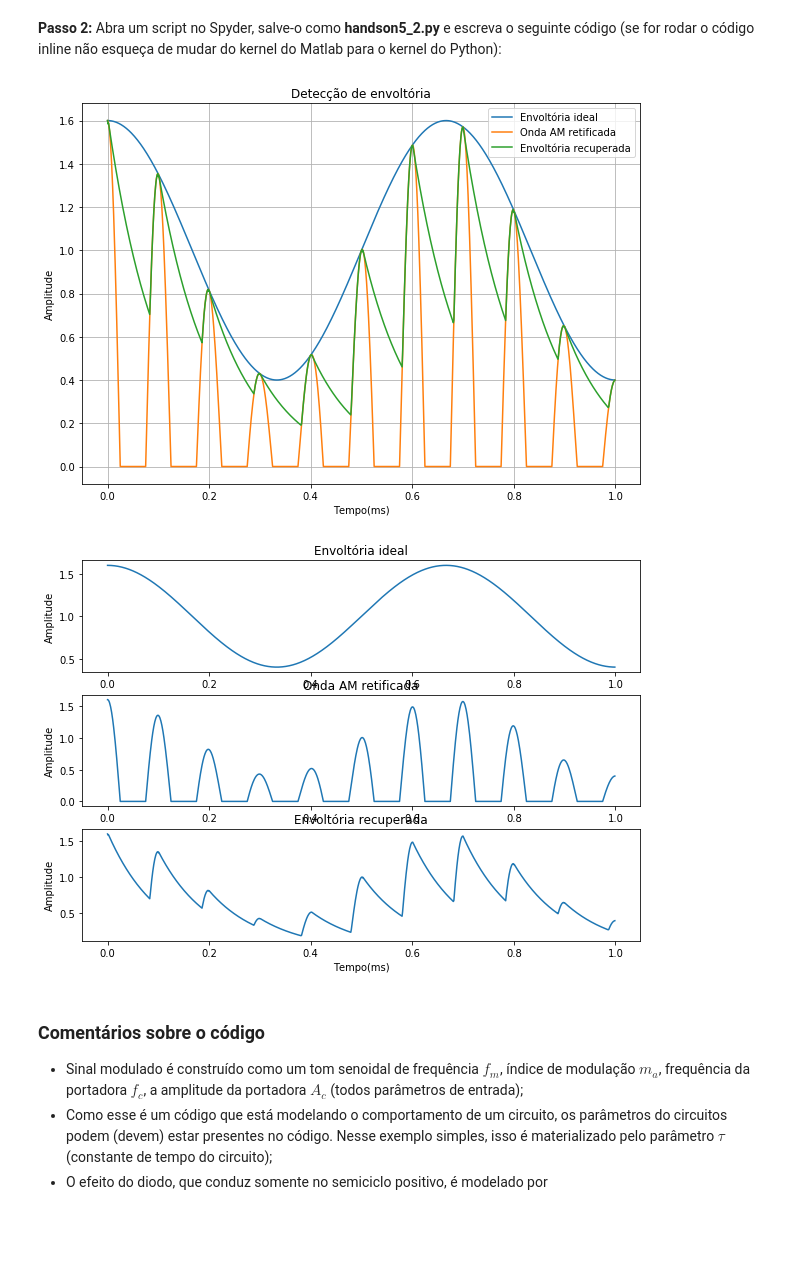
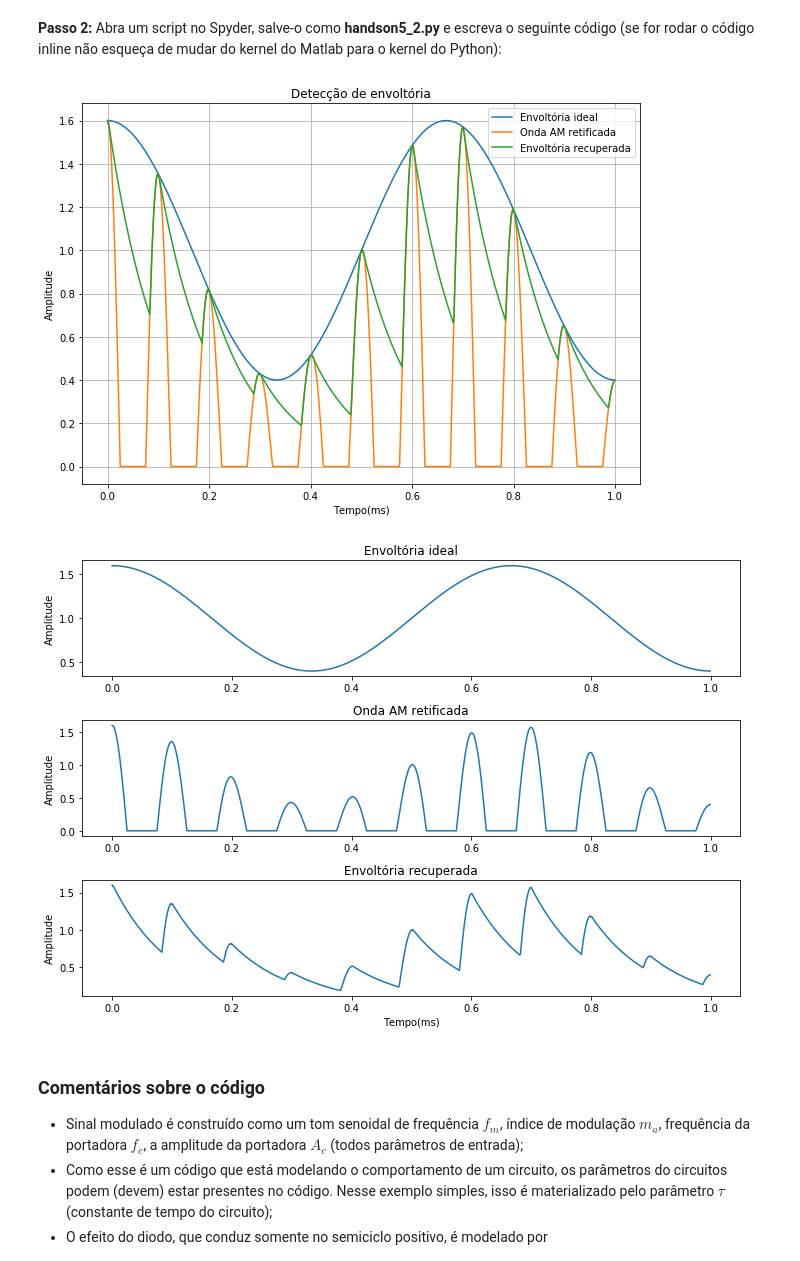
Before and after one commit to josemcast/DCO2004_LabPSC, a Jupyter notebook: h05.ipynb, the cells around one changed output. Cells and saved outputs as stored; diff of their text form; code cells hidden in the pictures; blank space fills up the shorter version.

```diff
--- a/h05.ipynb
+++ b/h05.ipynb
@@ -308,34 +309,35 @@ envoltoria_ideal = plt.plot(t*1000,x_envIdeal)
 sinal_transmitido = plt.plot(t*1000,x_AM)
 detector_de_saida = plt.plot(t*1000,x_env)
 plt.grid()
 plt.legend(["Envoltória ideal","Onda AM retificada","Envoltória recuperada"])
 plt.show()
 
 
 ## Gráficos com a função plt.plot()
 plt.figure(1,[10,7])
 plt.subplot(311)
 plt.plot(t*1000,x_envIdeal)
 plt.title("Envoltória ideal")
 plt.ylabel("Amplitude")
 
 plt.figure(1,[10,7])
 plt.subplot(312)
 plt.plot(t*1000,x_AM)
 plt.title("Onda AM retificada")
 plt.ylabel("Amplitude")
 
 plt.figure(1,[10,7])
 plt.subplot(313)
 plt.plot(t*1000,x_env)
 plt.title("Envoltória recuperada")
 plt.ylabel("Amplitude")
 plt.xlabel("Tempo(ms)")
 
+plt.tight_layout()
 plt.show()
 # %% [output]
 [figure]
-[figure, old version]
+[figure, new version]
 # %% [markdown]
 ### Comentários sobre o código
 
```
Also changed, not shown: parts of 7 cells of this notebook.
